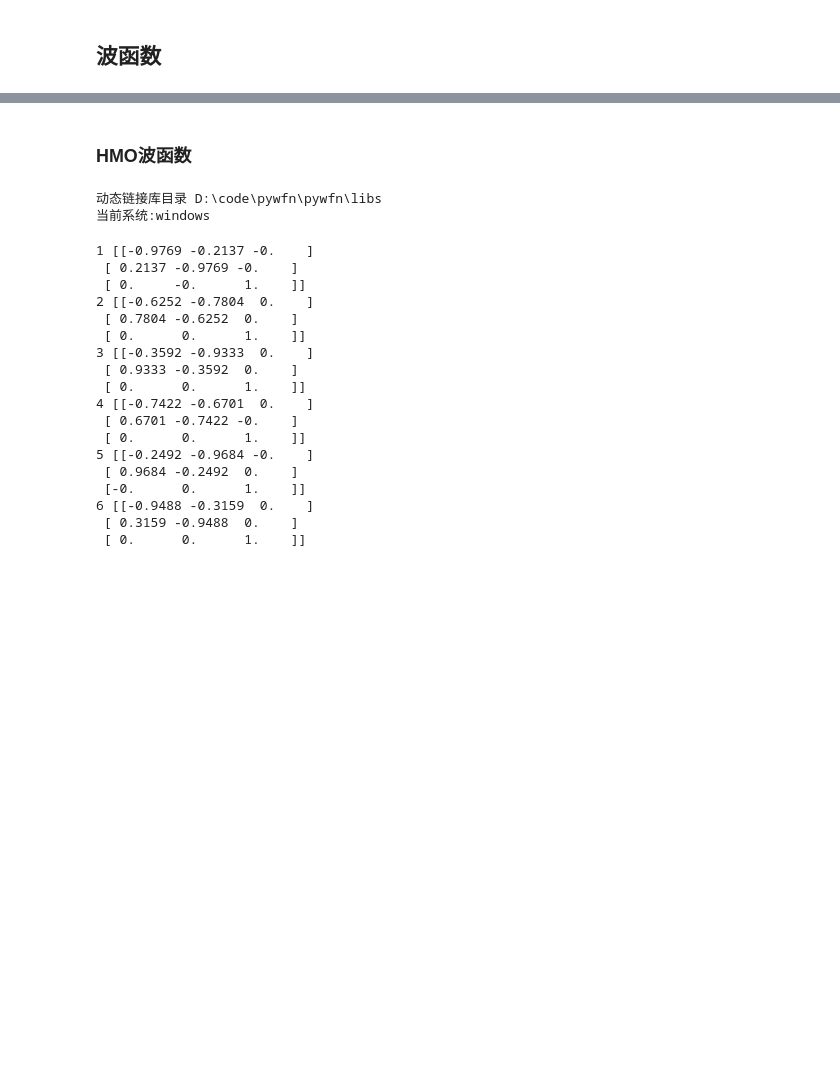
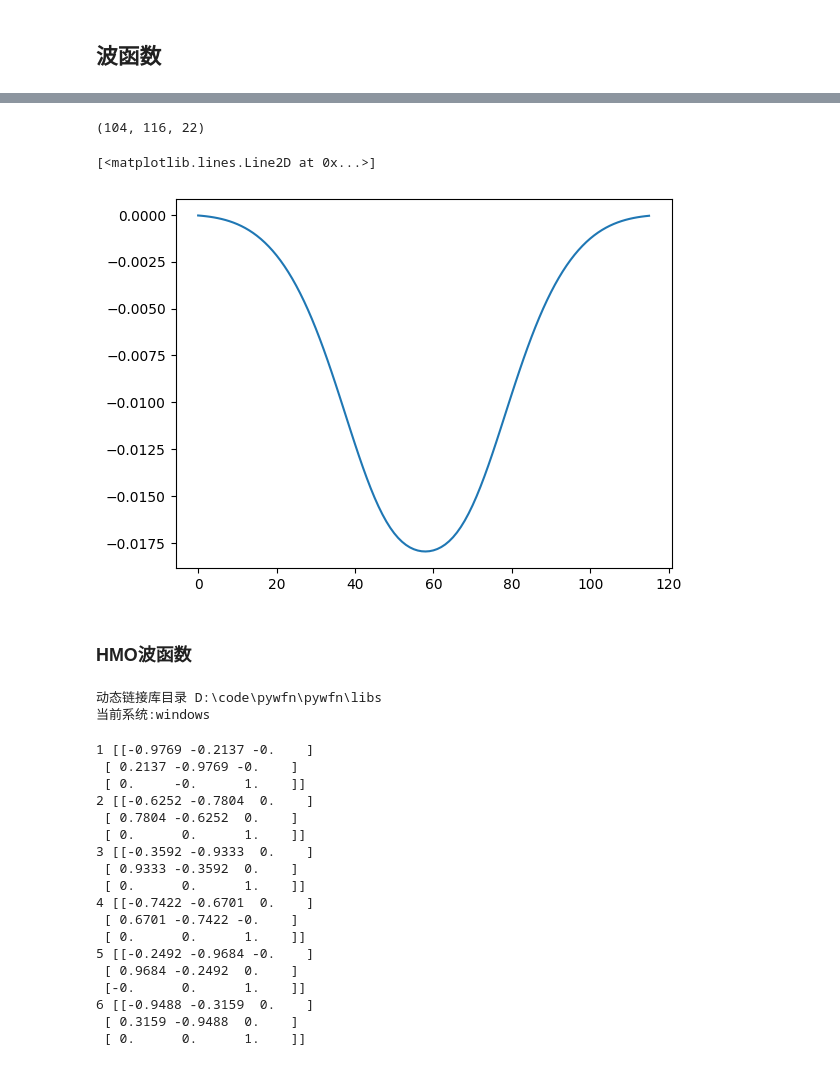
Before and after one commit to qmlCoder/pywfn, a Jupyter notebook: examples/空间性质.ipynb, the cells around one changed output, grey strips where cells are left out. Drawn from its saved outputs; the diff is of its cells as text; code cells hidden in the pictures; blank space fills up the shorter version.

```diff
--- a/examples/空间性质.ipynb
+++ b/examples/空间性质.ipynb
@@ -35,3 +34,16 @@ plt.matshow(cubeVals[:,:,11])
+# %%
+mol=mols[0]
+caler=wfnfunc.Calculator(mol)
+p0,p1=lutils.get_molBorder(mol) # 获取分子边界
+shape,grid=cubeGrid(p0,p1,0.1,1)# 生成网格坐标
+print(shape)
+cubeVals=caler.atmWfns(grid,[1,2,3,4,5,6],10)
+mat=cubeVals.reshape(*shape)
+plt.plot(mat[0,:,11])
+# %% [output]
+(104, 116, 22)
+[<matplotlib.lines.Line2D at 0x...>]
+[figure, added]
 # %% [markdown]
 ### HMO波函数
 # %%
```
Also changed, not shown: parts of 7 cells of this notebook, 25 other files.
